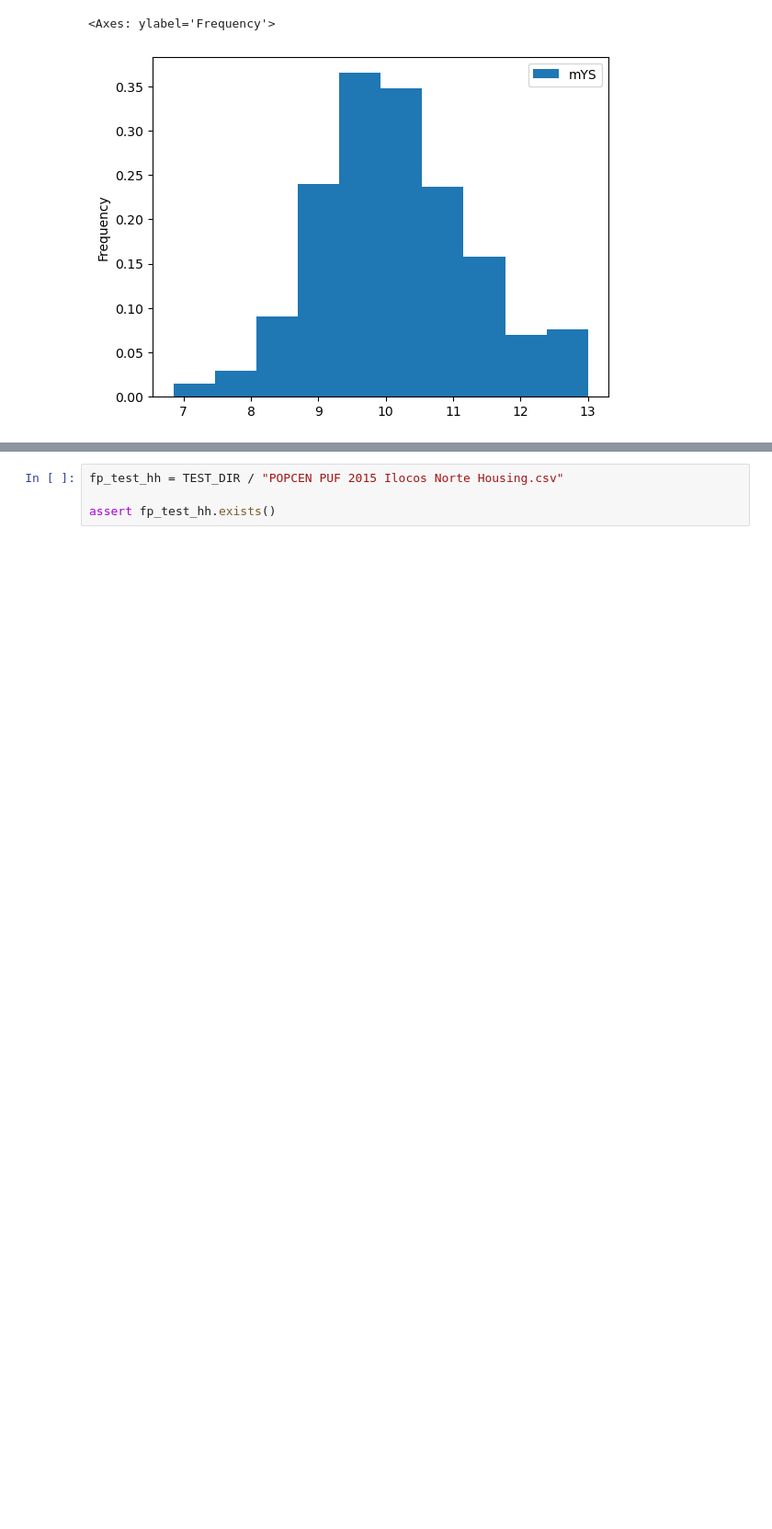
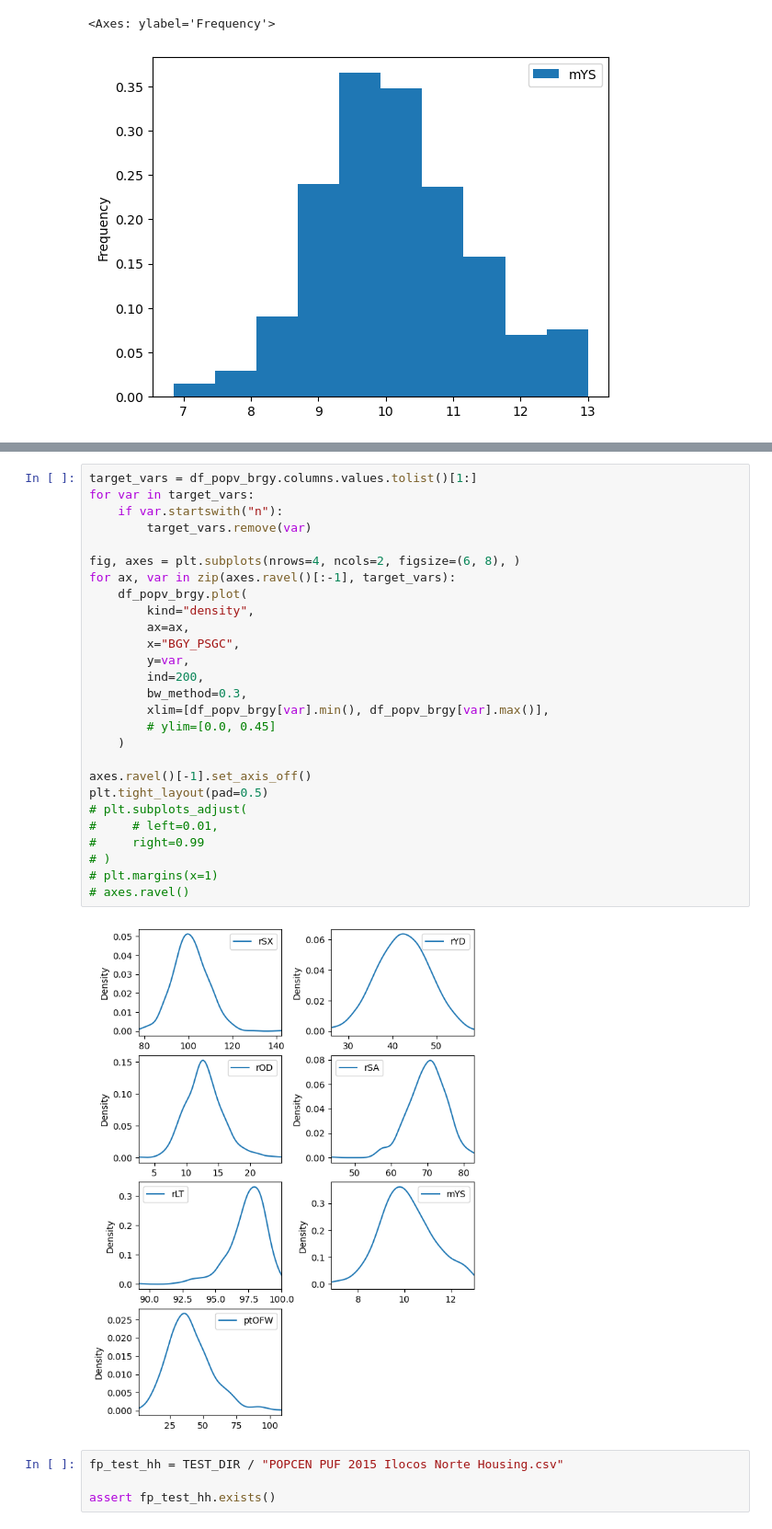
Before and after one commit to jeromemaiquez/psa_cph, a Jupyter notebook: notebooks/test.ipynb, the cells around one changed output, grey strips where cells are left out. Shown at 92% size. Cells and saved outputs as stored; diff of their text form; blank space fills up the shorter version.

```diff
--- a/notebooks/test.ipynb
+++ b/notebooks/test.ipynb
@@ -200,3 +215,32 @@ df_popv_brgy.plot(
+# %%
+target_vars = df_popv_brgy.columns.values.tolist()[1:]
+for var in target_vars:
+    if var.startswith("n"):
+        target_vars.remove(var)
+
+fig, axes = plt.subplots(nrows=4, ncols=2, figsize=(6, 8), )
+for ax, var in zip(axes.ravel()[:-1], target_vars):
+    df_popv_brgy.plot(
+        kind="density",
+        ax=ax,
+        x="BGY_PSGC",
+        y=var,
+        ind=200,
+        bw_method=0.3,
+        xlim=[df_popv_brgy[var].min(), df_popv_brgy[var].max()],
+        # ylim=[0.0, 0.45]
+    )
+
+axes.ravel()[-1].set_axis_off()
+plt.tight_layout(pad=0.5)
+# plt.subplots_adjust(
+#     # left=0.01,
+#     right=0.99
+# )
+# plt.margins(x=1)
+# axes.ravel()
+# %% [output]
+[figure, added]
 # %%
 fp_test_hh = TEST_DIR / "POPCEN PUF 2015 Ilocos Norte Housing.csv"
 
```
Also changed, not shown: parts of 8 cells of this notebook, 1 other file.
